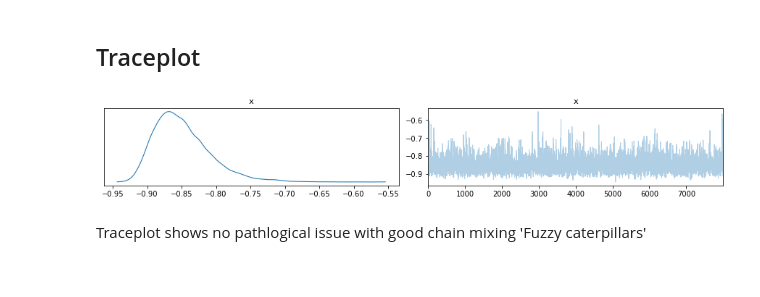
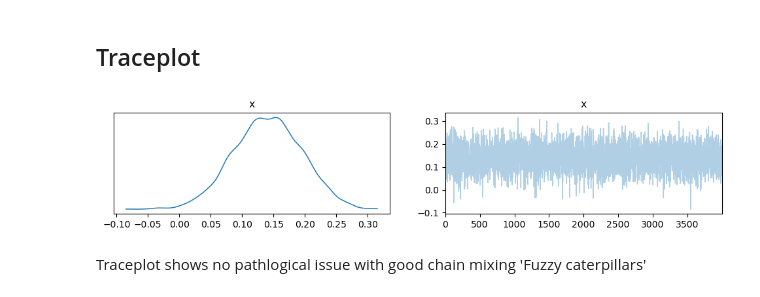
Before and after one commit to ebrlab/Statistical-methods-for-research-workers-bayes-for-psychologists-and-neuroscientists, a Jupyter notebook: wip2/Chapter_3_-_Correlation/Bayesian_correlation_estimation.ipynb, the cells around one changed output. Saved outputs shown, nothing was run; the diff lists cells and outputs as text; code cells hidden in the pictures.

```diff
--- a/wip2/Chapter_3_-_Correlation/Bayesian_correlation_estimation.ipynb
+++ b/wip2/Chapter_3_-_Correlation/Bayesian_correlation_estimation.ipynb
@@ -149,0 +170,4 @@ fit_df = fit.to_frame()
+# %%
+model_path = "stan/correlation_fixed.stan"
+sm = CmdStanModel(stan_file = model_path, cpp_options={'STAN_THREADS': 'TRUE'},
+                     force_compile = True)
@@ -149,0 +192,5 @@ fit_df = fit.to_frame()
+# %%
+write_stan_json("data.json", data = data)
+
+# Fit the One_z_test_model specified above.
+fit = sm.sample("data.json", chains = n_chains , iter_sampling=n_samples, iter_warmup = n_warmup, parallel_chains = n_chains, adapt_delta = stepS)
@@ -150,3 +220,10 @@ fit_df = fit.to_frame()
+# %%
+# Convert to xarray object.
+idata = az.from_cmdstanpy(
+    posterior = fit,
+    posterior_predictive = ['yrep'],
+    observed_data={'y': data['y']}
+)
 # %% [markdown]
 ## Step 5 - Posterior predictive checks
 
@@ -160,0 +233,3 @@ az.plot_posterior(fit_df['rho.2.1'].values);
+# %%
+stacked = az.extract(idata)
+stacked.rho
@@ -161,9 +258,9 @@ az.plot_posterior(fit_df['rho.2.1'].values);
 # %% [markdown]
 ## Traceplot
 # %%
-az.plot_trace(fit_df['rho.2.1'].values);
+az.plot_trace(stacked.rho[0,1].values);
 # %% [output]
-[figure, old version]
+[figure, new version]
 # %% [markdown]
 Traceplot shows no pathlogical issue with good chain mixing 'Fuzzy caterpillars'
 # %% [markdown]
```
Also changed, not shown: parts of 17 cells of this notebook.
